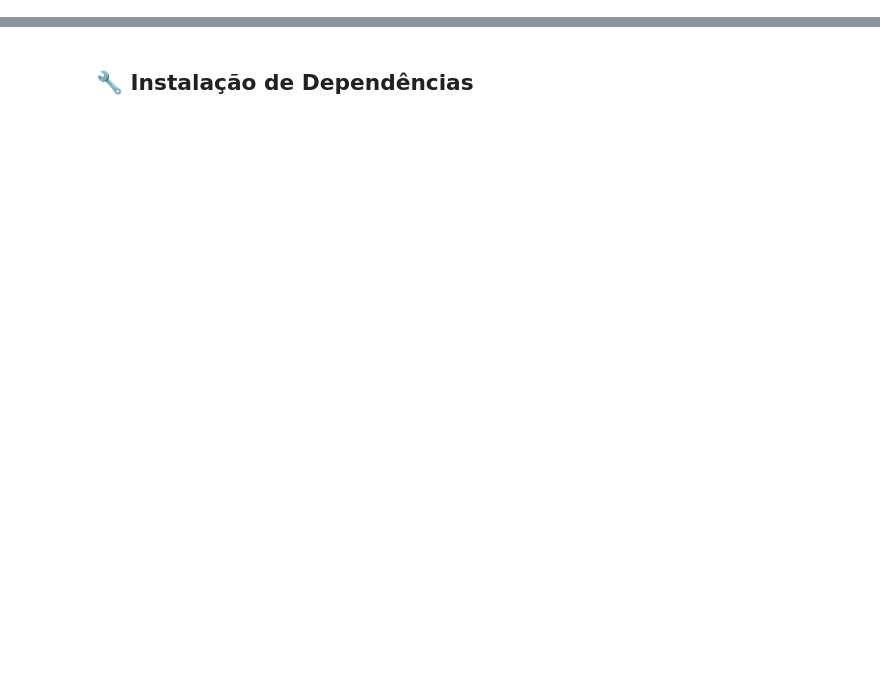
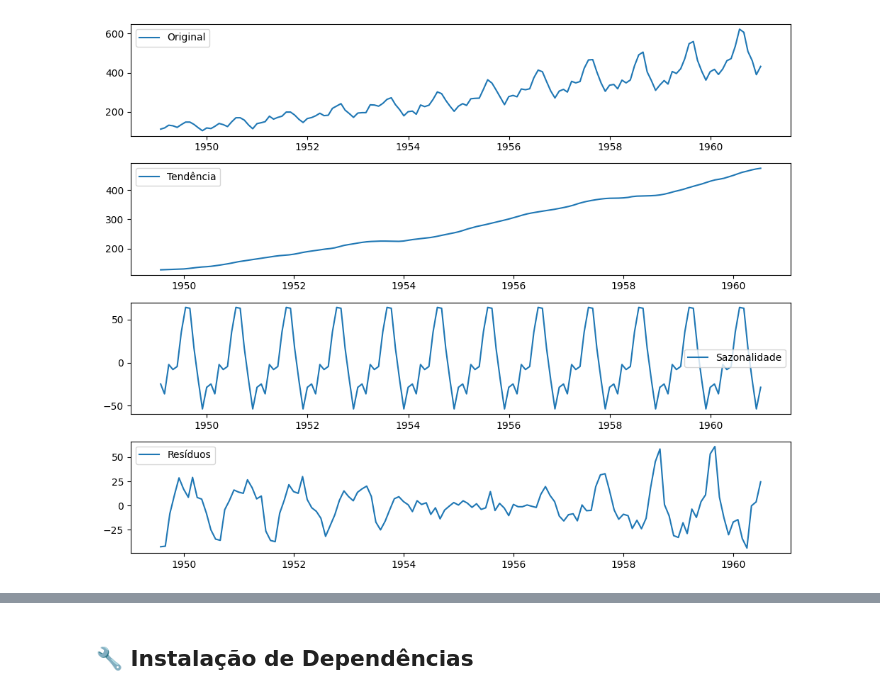
Before and after one commit to rodrigosf05/fiap-series-temporais, a Jupyter notebook: capitulo_3_scripts.ipynb, the cells around one changed output, grey strips where cells are left out. Saved outputs shown, nothing was run; the diff lists cells and outputs as text; code cells hidden in the pictures; blank space fills up the shorter version.

```diff
--- a/capitulo_3_scripts.ipynb
+++ b/capitulo_3_scripts.ipynb
@@ -7,0 +16,5 @@ Este notebook contém os scripts Python apresentados no Capítulo 3, organizados
+# %%
+# Utilizando o dataset Airpassengers
+from statsmodels.datasets import get_rdataset
+air = get_rdataset("AirPassengers").data
+air.head(50)
@@ -7,0 +39,4 @@ Este notebook contém os scripts Python apresentados no Capítulo 3, organizados
+# %%
+# Define o índice do DataFrame 'air' como um intervalo de datas mensais, começando em janeiro de 1949 e com o mesmo número de períodos que o comprimento de 'air'.
+air.index = pd.date_range(start='1949-01', periods=len(air), freq='ME')
+air.head(20)
@@ -7,0 +72,49 @@ Este notebook contém os scripts Python apresentados no Capítulo 3, organizados
+# %%
+# Extrai a coluna 'value' do DataFrame 'air', converte seus valores para o tipo float e armazena-os na variável 'series'.
+series = air['value'].astype(float)
+# %%
+# --- Exemplo 1: Decomposição de Série Temporal com seasonal_decompose ---
+
+# Realiza a decomposição de uma série temporal em seus componentes: tendência, sazonalidade e resíduos.
+# 'series' é a série temporal original (variável já carregada no notebook).
+# 'model='additive'' indica que os componentes são somados (valor = tendência + sazonalidade + resíduo).
+# 'period=12' especifica que o padrão sazonal se repete a cada 12 pontos (comum para dados mensais).
+decomposition = seasonal_decompose(series, model='additive', period=12)
+# %%
+# Cria uma nova figura para os gráficos com um tamanho definido.
+plt.figure(figsize=(10, 8))
+
+# Cria um subplot para exibir a série original.
+plt.subplot(411) # Configura 4 linhas, 1 coluna, e seleciona a primeira posição.
+# Plota a série temporal original.
+plt.plot(series, label='Original')
+# Adiciona uma legenda ao gráfico.
+plt.legend(loc='best')
+
+# Cria um subplot para exibir o componente de tendência.
+plt.subplot(412) # Seleciona a segunda posição.
+# Plota o componente de tendência extraído da decomposição.
+plt.plot(decomposition.trend, label='Tendência')
+# Adiciona uma legenda ao gráfico.
+plt.legend(loc='best')
+
+# Cria um subplot para exibir o componente sazonal.
+plt.subplot(413) # Seleciona a terceira posição.
+# Plota o componente sazonal extraído da decomposição.
+plt.plot(decomposition.seasonal, label='Sazonalidade')
+# Adiciona uma legenda ao gráfico.
+plt.legend(loc='best')
+
+# Cria um subplot para exibir o componente de resíduos.
+plt.subplot(414) # Seleciona a quarta posição.
+# Plota os resíduos (erro) da decomposição, que idealmente devem ser ruído branco.
+plt.plot(decomposition.resid, label='Resíduos')
+# Adiciona uma legenda ao gráfico.
+plt.legend(loc='best')
+
+# Ajusta automaticamente os parâmetros do subplot para que os elementos caibam na figura sem sobreposição.
+plt.tight_layout()
+# Exibe os gráficos de decomposição.
+plt.show()
+# %% [output]
+[figure, added]
```
Also changed, not shown: parts of 48 cells of this notebook.
